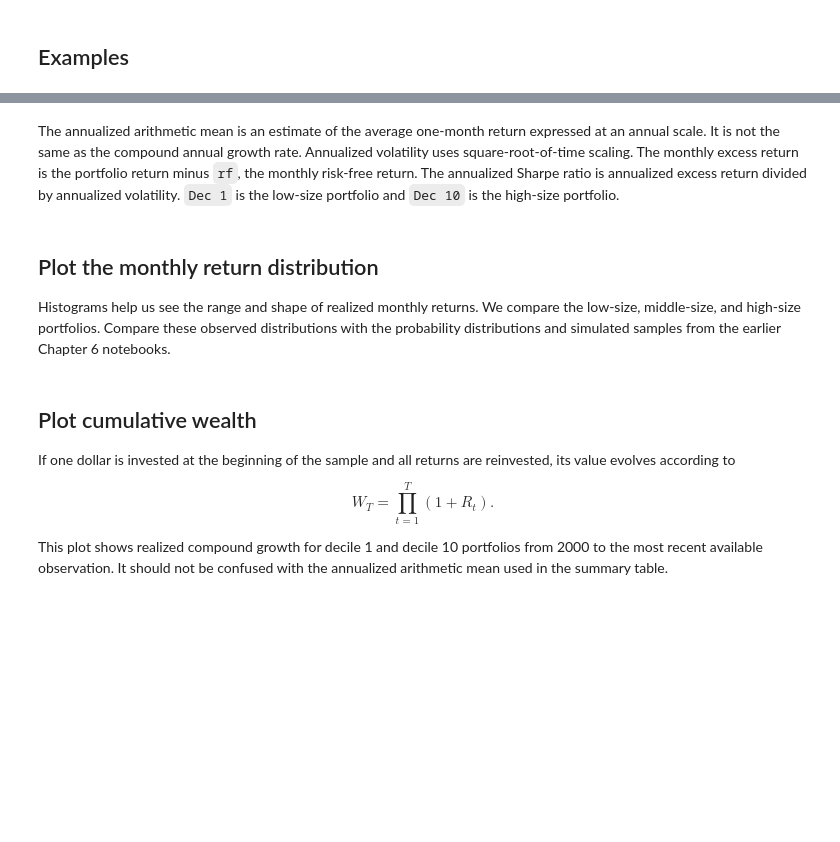
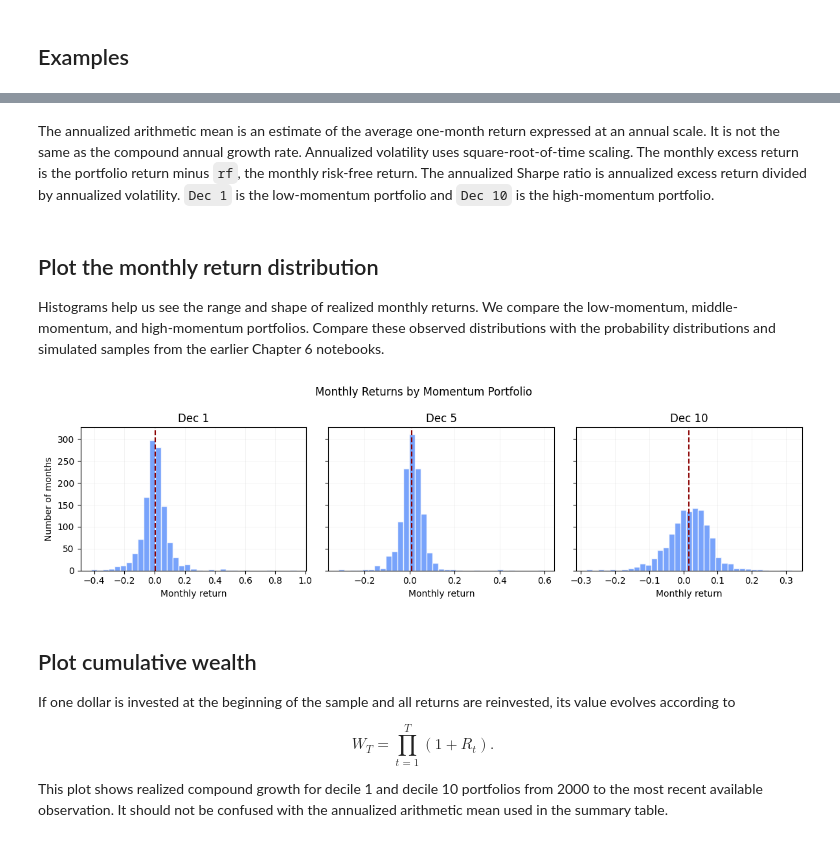
Before and after one commit to boyerb/Investments, a Jupyter notebook: Ex06-Ken French_Portfolio_Returns.ipynb, the cells around one changed output, grey strips where cells are left out. Cells and saved outputs as stored; diff of their text form; code cells hidden in the pictures; blank space fills up the shorter version.

Commit message:
Use momentum portfolios in Chapter 6 analysis

```diff
--- a/Ex06-Ken French_Portfolio_Returns.ipynb
+++ b/Ex06-Ken French_Portfolio_Returns.ipynb
@@ -93,10 +100,10 @@ available[available["strategy"] == "size"]
 # %% [markdown]
 ## Examples
 # %%
-# Example 1: Load all available monthly value-weighted size decile portfolio returns and market factors.
-size_deciles = fm.load_ken_french_data(
+# Example 1: Load all available monthly value-weighted momentum decile portfolio returns and market factors.
+momentum_deciles = fm.load_ken_french_data(
     data_type='deciles',
-    strategy='size',
+    strategy='momentum',
     include_factors='market'
 )
-size_deciles.head()
+momentum_deciles.head()
@@ -129,25 +166,51 @@ Below we compute summary statistics for the monthly size-decile portfolios. The
 # %%
-# Estimate summary statistics for the monthly size deciles
+# Estimate summary statistics for the monthly momentum deciles
 
 months_per_year = 12
 
-portfolio_columns = [column for column in size_deciles.columns if column.startswith('Dec ')]
-portfolio_returns = size_deciles[portfolio_columns]
-portfolio_excess_returns = portfolio_returns.sub(size_deciles['rf'], axis=0)
+# Define columns with decile returns
+portfolio_columns = [column for column in momentum_deciles.columns if column.startswith('Dec ')]
+portfolio_returns = momentum_deciles[portfolio_columns]
 
+#For each month, subtract the risk-free return from every portfolio return.
+portfolio_excess_returns = portfolio_returns.sub(momentum_deciles['rf'], axis=0)
+
+#This creates an empty table with one row for each portfolio.
 summary_stats = pd.DataFrame(index=portfolio_returns.columns)
+
+# Count the non-missing monthly returns for each portfolio.
 summary_stats['Observations'] = portfolio_returns.count()
+
+# Calculate the average monthly return for each portfolio.
 summary_stats['Monthly arithmetic mean'] = portfolio_returns.mean()
+
+# Calculate the standard deviation of monthly returns.
 summary_stats['Monthly volatility'] = portfolio_returns.std()
+
+# Annualize the average monthly return by multiplying by 12.
 summary_stats['Annualized arithmetic mean'] = months_per_year * summary_stats['Monthly arithmetic mean']
+
+# Annualize monthly volatility by multiplying by the square root of 12.
 summary_stats['Annualized volatility'] = np.sqrt(months_per_year) * summary_stats['Monthly volatility']
+
+# Calculate the average monthly excess return after subtracting the risk-free rate.
 summary_stats['Monthly excess mean'] = portfolio_excess_returns.mean()
+
+# Annualize the average monthly excess return.
 summary_stats['Annualized excess mean'] = months_per_year * summary_stats['Monthly excess mean']
+
+# Calculate the annualized Sharpe ratio: annualized excess return divided by annualized volatility.
 summary_stats['Annualized Sharpe ratio'] = (
     summary_stats['Annualized excess mean'] / summary_stats['Annualized volatility']
 )
+
+# Find the lowest monthly return observed for each portfolio.
 summary_stats['Monthly minimum'] = portfolio_returns.min()
+
+# Find the return below which 5% of the monthly observations fall.
 summary_stats['Monthly 5th percentile'] = portfolio_returns.quantile(0.05)
+
+# Find the highest monthly return observed for each portfolio.
 summary_stats['Monthly maximum'] = portfolio_returns.max()
 
 summary_stats
@@ -154,21 +229,23 @@ summary_stats
 # %% [markdown]
-The annualized arithmetic mean is an estimate of the average one-month return expressed at an annual scale. It is not the same as the compound annual growth rate. Annualized volatility uses square-root-of-time scaling. The monthly excess return is the portfolio return minus `rf`, the monthly risk-free return. The annualized Sharpe ratio is annualized excess return divided by annualized volatility. `Dec 1` is the low-size portfolio and `Dec 10` is the high-size portfolio.
+The annualized arithmetic mean is an estimate of the average one-month return expressed at an annual scale. It is not the same as the compound annual growth rate. Annualized volatility uses square-root-of-time scaling. The monthly excess return is the portfolio return minus `rf`, the monthly risk-free return. The annualized Sharpe ratio is annualized excess return divided by annualized volatility. `Dec 1` is the low-momentum portfolio and `Dec 10` is the high-momentum portfolio.
 # %% [markdown]
 ## Plot the monthly return distribution
 
-Histograms help us see the range and shape of realized monthly returns. We compare the low-size, middle-size, and high-size portfolios. Compare these observed distributions with the probability distributions and simulated samples from the earlier Chapter 6 notebooks.
+Histograms help us see the range and shape of realized monthly returns. We compare the low-momentum, middle-momentum, and high-momentum portfolios. Compare these observed distributions with the probability distributions and simulated samples from the earlier Chapter 6 notebooks.
 # %%
 fig, axes = plt.subplots(1, 3, figsize=(12, 3.5), sharey=True)
 for column, ax in zip(['Dec 1', 'Dec 5', 'Dec 10'], axes):
     ax.hist(portfolio_returns[column], bins=35, edgecolor='white', alpha=0.8)
     ax.axvline(portfolio_returns[column].mean(), color='darkred', linestyle='--')
     ax.set_title(column)
     ax.set_xlabel('Monthly return')
     ax.grid(alpha=0.2)
 axes[0].set_ylabel('Number of months')
-fig.suptitle('Monthly Returns by Size Portfolio')
+fig.suptitle('Monthly Returns by Momentum Portfolio')
 fig.tight_layout()
 plt.show()
+# %% [output]
+[figure, added]
 # %% [markdown]
 ## Plot cumulative wealth
 
```
Also changed, not shown: parts of 10 cells of this notebook.
